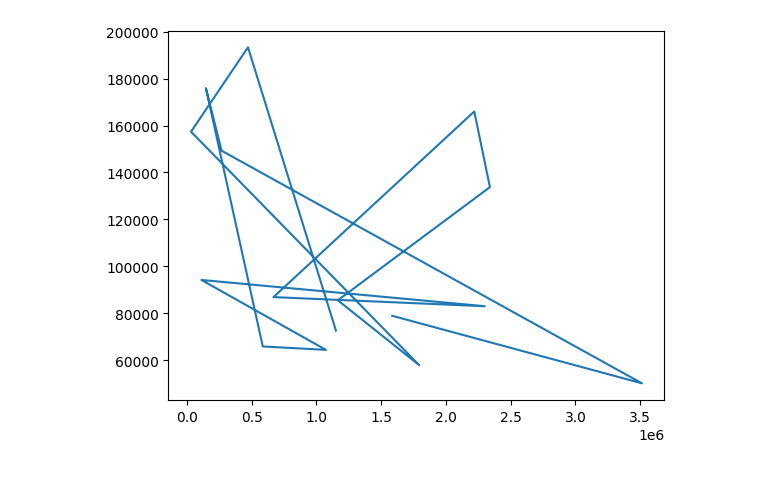
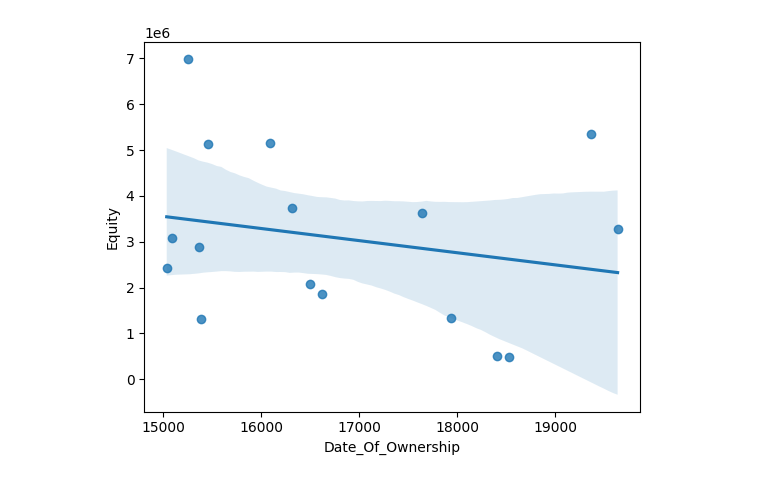
Before and after one commit to kevinMatthewT/Capstone-Project, a Jupyter notebook: prediction/company_prediction.ipynb, the cells around one changed output. Drawn from its saved outputs; the diff is of its cells as text; code cells hidden in the pictures.

Commit message:
adding plotting for some correlations

```diff
--- a/prediction/company_prediction.ipynb
+++ b/prediction/company_prediction.ipynb
@@ -80,7 +165,9 @@ import matplotlib.pyplot as plt
 # %%
 plt.figure
-plt.plot(df["Ebida"],df["COGS"])
+plt.xlabel("Date_Of_Ownership")
+plt.ylabel("Equity")
+sns.regplot(x=mdates.date2num(df["Date_Of_Ownership"]),y="Equity", data=df)
 
 plt.show()
 # %% [output]
-[figure, old version]
+[figure, new version]
```
Also changed, not shown: parts of 11 cells of this notebook.
